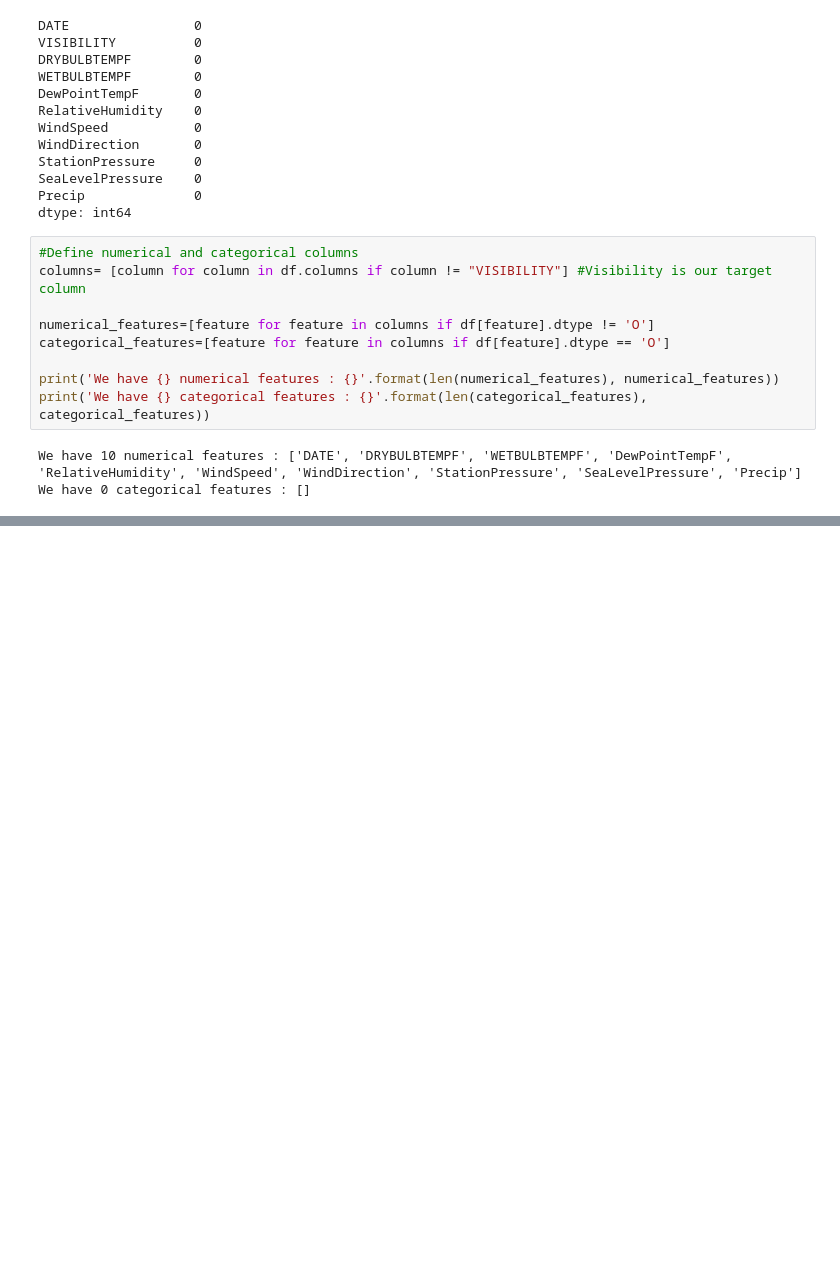
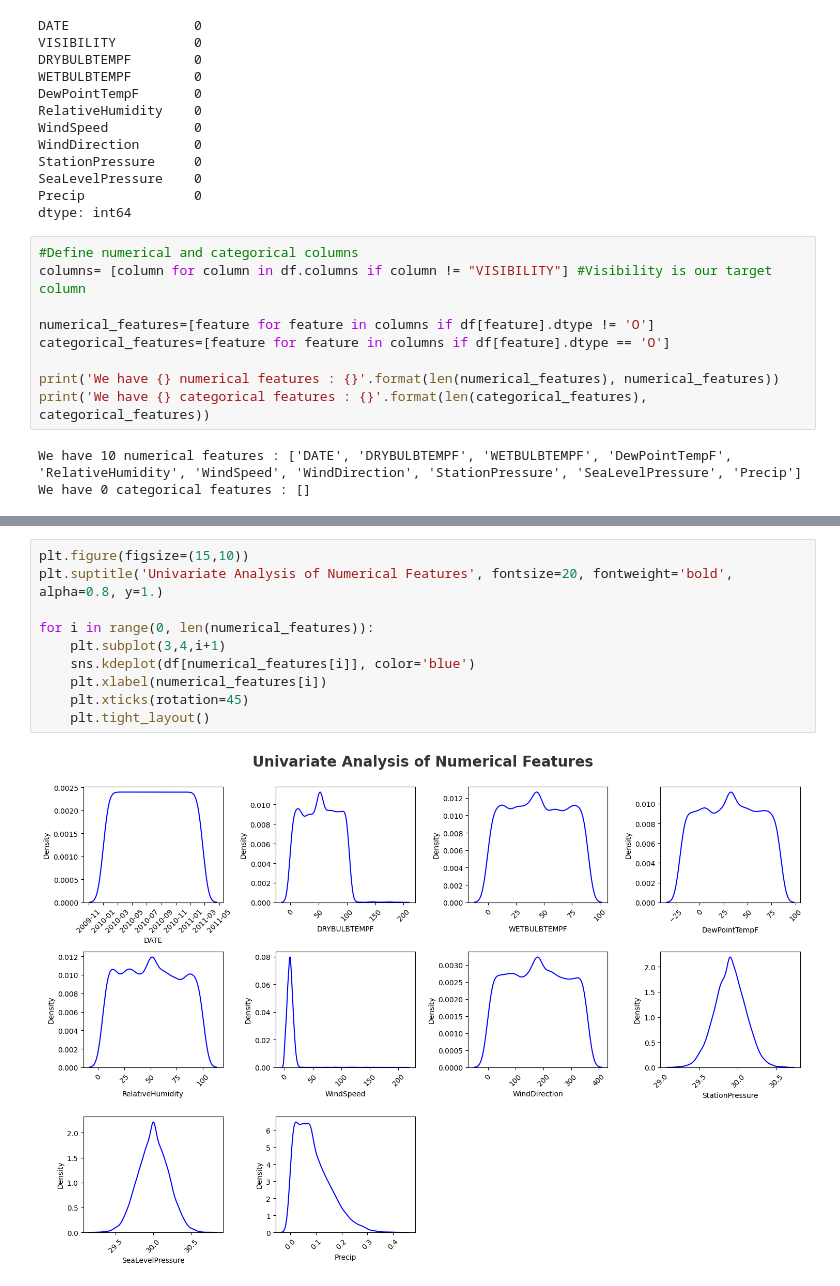
Before and after one commit to M-anvi/Visibility-Distance-prediction, a Jupyter notebook: EDA.ipynb, the cells around one changed output, grey strips where cells are left out. Drawn from its saved outputs; the diff is of its cells as text; blank space fills up the shorter version.

Commit message:
Univariate and Multivariate Analysis

```diff
--- a/EDA.ipynb
+++ b/EDA.ipynb
@@ -131,0 +139,12 @@ We have 0 categorical features : []
+# %%
+plt.figure(figsize=(15,10))
+plt.suptitle('Univariate Analysis of Numerical Features', fontsize=20, fontweight='bold', alpha=0.8, y=1.)
+
+for i in range(0, len(numerical_features)):
+    plt.subplot(3,4,i+1)
+    sns.kdeplot(df[numerical_features[i]], color='blue')
+    plt.xlabel(numerical_features[i])
+    plt.xticks(rotation=45)
+    plt.tight_layout()
+# %% [output]
+[figure, added]
```
Also changed, not shown: parts of 5 cells of this notebook.
